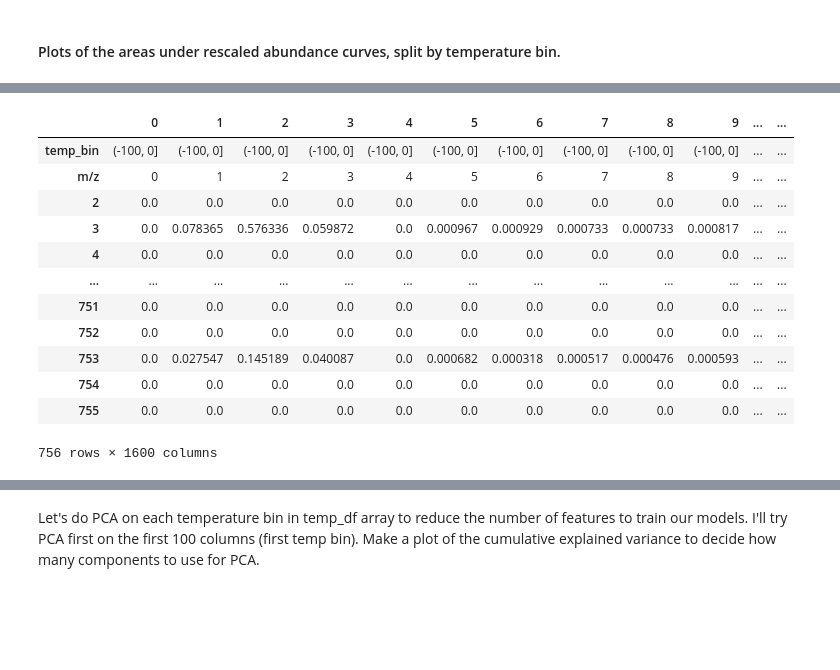
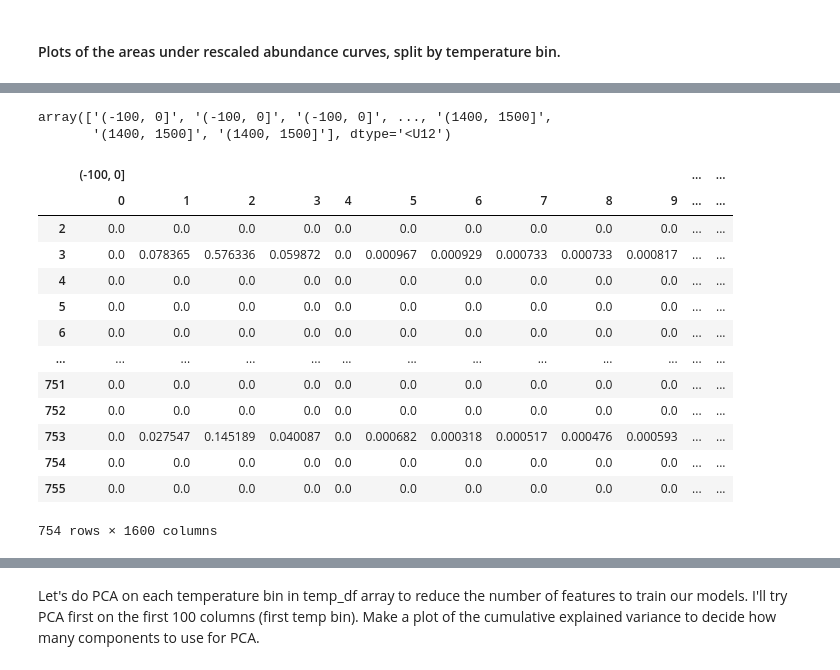
Before and after one commit to kmerkl22/chemistry_of_mars, a Jupyter notebook: Features Engineering/temp_bins_array_PCA.ipynb, the cells around one changed output, grey strips where cells are left out. Saved outputs shown, nothing was run; the diff lists cells and outputs as text; code cells hidden in the pictures; blank space fills up the shorter version.

```diff
--- a/Features Engineering/temp_bins_array_PCA.ipynb
+++ b/Features Engineering/temp_bins_array_PCA.ipynb
@@ -422,28 +454,29 @@ temp_df
-# %%
-# Rearrange data into dataframe for PCA that keeps bin information
-# For each temperature bin, make a dataframe with the m/z values for all samples
-# Get each dataframe with sample info
-
-for sample, dataframe in DictAreas.items():
-
-    # Get the list of values in a single row
-    df_list = dataframe.values.flatten()
-
-    # Add the long row of values to the dataframe made in the previous cell
-    temp_df.loc[len(temp_df)] = df_list
-
-temp_df
-# %% [output]
-|  | 0 | 1 | 2 | 3 | 4 | 5 | 6 | 7 | 8 | 9 | ... | ... |
-| temp_bin | (-100, 0] | (-100, 0] | (-100, 0] | (-100, 0] | (-100, 0] | (-100, 0] | (-100, 0] | (-100, 0] | (-100, 0] | (-100, 0] | ... | ... |
-| m/z | 0 | 1 | 2 | 3 | 4 | 5 | 6 | 7 | 8 | 9 | ... | ... |
-| 2 | 0.0 | 0.0 | 0.0 | 0.0 | 0.0 | 0.0 | 0.0 | 0.0 | 0.0 | 0.0 | ... | ... |
-| 3 | 0.0 | 0.078365 | 0.576336 | 0.059872 | 0.0 | 0.000967 | 0.000929 | 0.000733 | 0.000733 | 0.000817 | ... | ... |
-| 4 | 0.0 | 0.0 | 0.0 | 0.0 | 0.0 | 0.0 | 0.0 | 0.0 | 0.0 | 0.0 | ... | ... |
-| ... | ... | ... | ... | ... | ... | ... | ... | ... | ... | ... | ... | ... |
-| 751 | 0.0 | 0.0 | 0.0 | 0.0 | 0.0 | 0.0 | 0.0 | 0.0 | 0.0 | 0.0 | ... | ... |
-| 752 | 0.0 | 0.0 | 0.0 | 0.0 | 0.0 | 0.0 | 0.0 | 0.0 | 0.0 | 0.0 | ... | ... |
-| 753 | 0.0 | 0.027547 | 0.145189 | 0.040087 | 0.0 | 0.000682 | 0.000318 | 0.000517 | 0.000476 | 0.000593 | ... | ... |
-| 754 | 0.0 | 0.0 | 0.0 | 0.0 | 0.0 | 0.0 | 0.0 | 0.0 | 0.0 | 0.0 | ... | ... |
-| 755 | 0.0 | 0.0 | 0.0 | 0.0 | 0.0 | 0.0 | 0.0 | 0.0 | 0.0 | 0.0 | ... | ... |
-756 rows × 1600 columns
+# %%
+
+
+temp_df.iloc[0].values.astype(str)
+# %% [output]
+array(['(-100, 0]', '(-100, 0]', '(-100, 0]', ..., '(1400, 1500]',
+       '(1400, 1500]', '(1400, 1500]'], dtype='<U12')
+# %%
+# Set the index of the array to the first two row
+
+temp_df.columns = pd.MultiIndex.from_arrays([temp_df.iloc[0].values.astype(str), temp_df.iloc[1].values])
+temp_df = temp_df.iloc[2:]
+
+temp_df
+# %% [output]
+|  | (-100, 0] |  |  |  |  |  |  |  |  |  | ... | ... |
+|  | 0 | 1 | 2 | 3 | 4 | 5 | 6 | 7 | 8 | 9 | ... | ... |
+| 2 | 0.0 | 0.0 | 0.0 | 0.0 | 0.0 | 0.0 | 0.0 | 0.0 | 0.0 | 0.0 | ... | ... |
+| 3 | 0.0 | 0.078365 | 0.576336 | 0.059872 | 0.0 | 0.000967 | 0.000929 | 0.000733 | 0.000733 | 0.000817 | ... | ... |
+| 4 | 0.0 | 0.0 | 0.0 | 0.0 | 0.0 | 0.0 | 0.0 | 0.0 | 0.0 | 0.0 | ... | ... |
+| 5 | 0.0 | 0.0 | 0.0 | 0.0 | 0.0 | 0.0 | 0.0 | 0.0 | 0.0 | 0.0 | ... | ... |
+| 6 | 0.0 | 0.0 | 0.0 | 0.0 | 0.0 | 0.0 | 0.0 | 0.0 | 0.0 | 0.0 | ... | ... |
+| ... | ... | ... | ... | ... | ... | ... | ... | ... | ... | ... | ... | ... |
+| 751 | 0.0 | 0.0 | 0.0 | 0.0 | 0.0 | 0.0 | 0.0 | 0.0 | 0.0 | 0.0 | ... | ... |
+| 752 | 0.0 | 0.0 | 0.0 | 0.0 | 0.0 | 0.0 | 0.0 | 0.0 | 0.0 | 0.0 | ... | ... |
+| 753 | 0.0 | 0.027547 | 0.145189 | 0.040087 | 0.0 | 0.000682 | 0.000318 | 0.000517 | 0.000476 | 0.000593 | ... | ... |
+| 754 | 0.0 | 0.0 | 0.0 | 0.0 | 0.0 | 0.0 | 0.0 | 0.0 | 0.0 | 0.0 | ... | ... |
+| 755 | 0.0 | 0.0 | 0.0 | 0.0 | 0.0 | 0.0 | 0.0 | 0.0 | 0.0 | 0.0 | ... | ... |
+754 rows × 1600 columns
```
Also changed, not shown: parts of 10 cells of this notebook.
